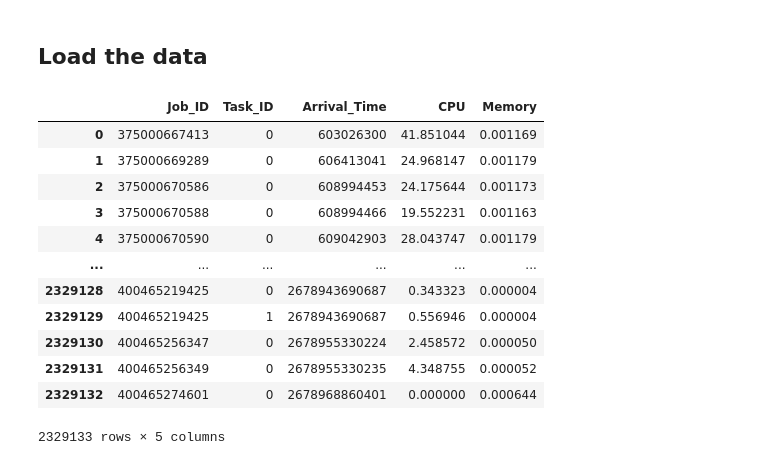
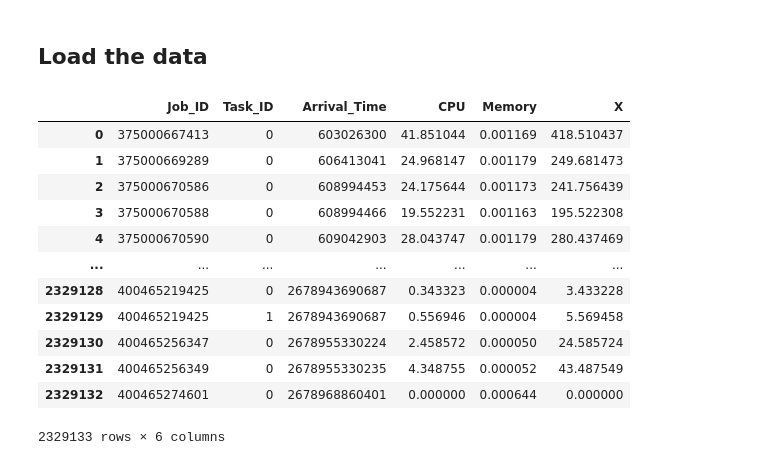
Before and after one commit to MaviVestini/DataCenters, a Jupyter notebook: Challenge2.ipynb, the cells around one changed output. Cells and saved outputs as stored; diff of their text form; code cells hidden in the pictures.

```diff
--- a/Challenge2.ipynb
+++ b/Challenge2.ipynb
@@ -7,19 +10,21 @@ import pandas as pd
 # %%
 data = pd.read_csv('./Data/Cell_a.csv')
 # Take CPU time in milliseconds
 data['CPU'] = data.CPU.apply(lambda x: x*1000)
+# Actual time needed to compute the task
+data['X'] = data.CPU.apply(lambda x: x/0.1)
 display(data)
 # %% [output]
-|  | Job_ID | Task_ID | Arrival_Time | CPU | Memory |
-| 0 | 375000667413 | 0 | 603026300 | 41.851044 | 0.001169 |
-| 1 | 375000669289 | 0 | 606413041 | 24.968147 | 0.001179 |
-| 2 | 375000670586 | 0 | 608994453 | 24.175644 | 0.001173 |
-| 3 | 375000670588 | 0 | 608994466 | 19.552231 | 0.001163 |
-| 4 | 375000670590 | 0 | 609042903 | 28.043747 | 0.001179 |
-| ... | ... | ... | ... | ... | ... |
-| 2329128 | 400465219425 | 0 | 2678943690687 | 0.343323 | 0.000004 |
-| 2329129 | 400465219425 | 1 | 2678943690687 | 0.556946 | 0.000004 |
-| 2329130 | 400465256347 | 0 | 2678955330224 | 2.458572 | 0.000050 |
-| 2329131 | 400465256349 | 0 | 2678955330235 | 4.348755 | 0.000052 |
-| 2329132 | 400465274601 | 0 | 2678968860401 | 0.000000 | 0.000644 |
+|  | Job_ID | Task_ID | Arrival_Time | CPU | Memory | X |
+| 0 | 375000667413 | 0 | 603026300 | 41.851044 | 0.001169 | 418.510437 |
+| 1 | 375000669289 | 0 | 606413041 | 24.968147 | 0.001179 | 249.681473 |
+| 2 | 375000670586 | 0 | 608994453 | 24.175644 | 0.001173 | 241.756439 |
+| 3 | 375000670588 | 0 | 608994466 | 19.552231 | 0.001163 | 195.522308 |
+| 4 | 375000670590 | 0 | 609042903 | 28.043747 | 0.001179 | 280.437469 |
+| ... | ... | ... | ... | ... | ... | ... |
+| 2329128 | 400465219425 | 0 | 2678943690687 | 0.343323 | 0.000004 | 3.433228 |
+| 2329129 | 400465219425 | 1 | 2678943690687 | 0.556946 | 0.000004 | 5.569458 |
+| 2329130 | 400465256347 | 0 | 2678955330224 | 2.458572 | 0.000050 | 24.585724 |
+| 2329131 | 400465256349 | 0 | 2678955330235 | 4.348755 | 0.000052 | 43.487549 |
+| 2329132 | 400465274601 | 0 | 2678968860401 | 0.000000 | 0.000644 | 0.000000 |
-2329133 rows × 5 columns
+2329133 rows × 6 columns
```
Also changed, not shown: parts of 14 cells of this notebook.
